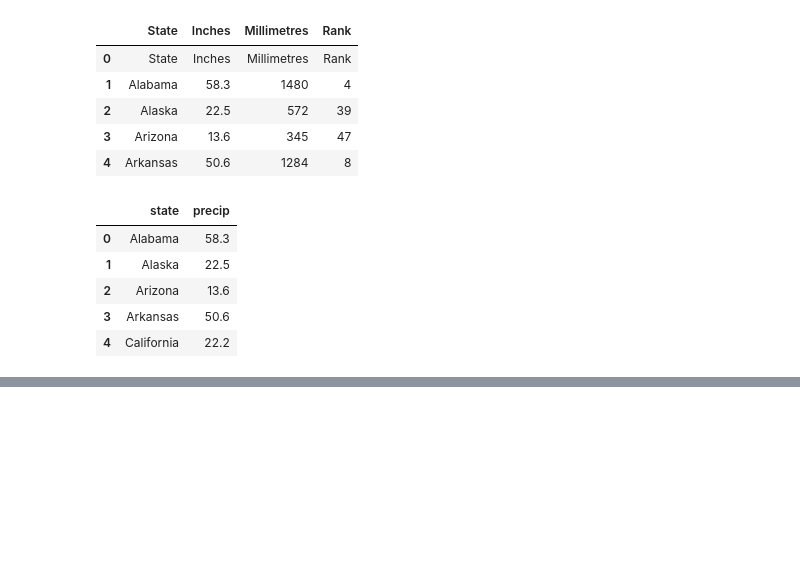
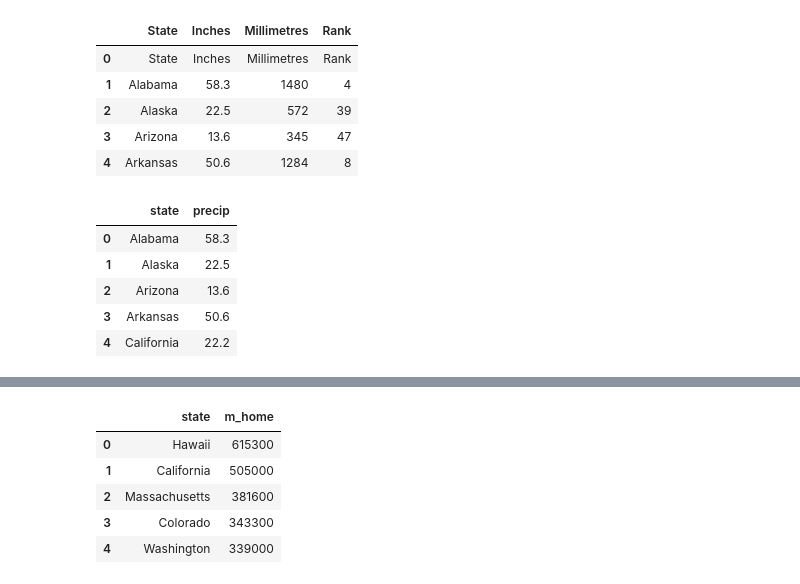
Before and after one commit to aliciasply/InterState-Migration, a Jupyter notebook: Code/Rob.ipynb, the cells around one changed output, grey strips where cells are left out. Cells and saved outputs as stored; diff of their text form; code cells hidden in the pictures; blank space fills up the shorter version.

```diff
--- a/Code/Rob.ipynb
+++ b/Code/Rob.ipynb
@@ -637,0 +643,9 @@ merged_df_6.head()
+# %%
+median_home_df.head()
+# %% [output]
+|  | state | m_home |
+| 0 | Hawaii | 615300 |
+| 1 | California | 505000 |
+| 2 | Massachusetts | 381600 |
+| 3 | Colorado | 343300 |
+| 4 | Washington | 339000 |
```
Also changed, not shown: parts of 20 cells of this notebook, 2 other files.
